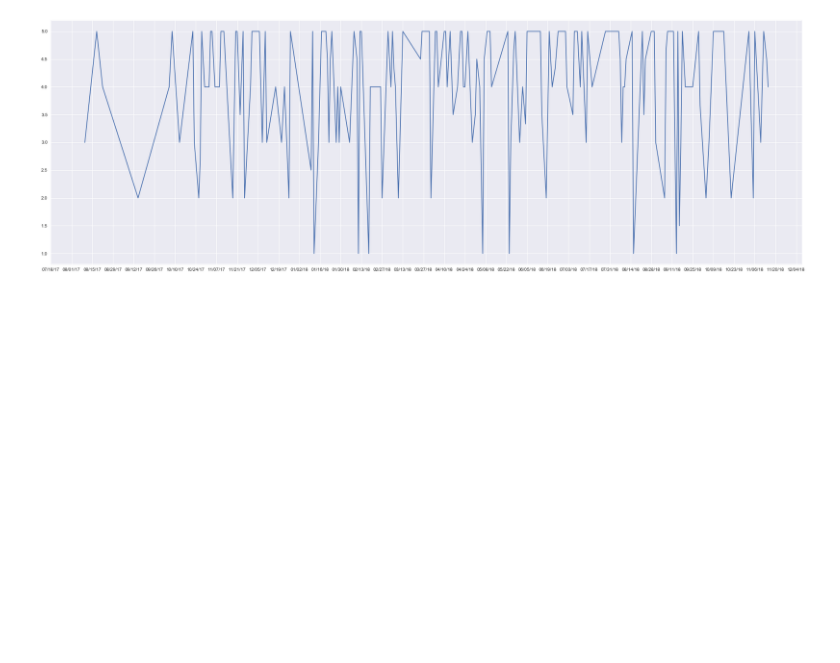
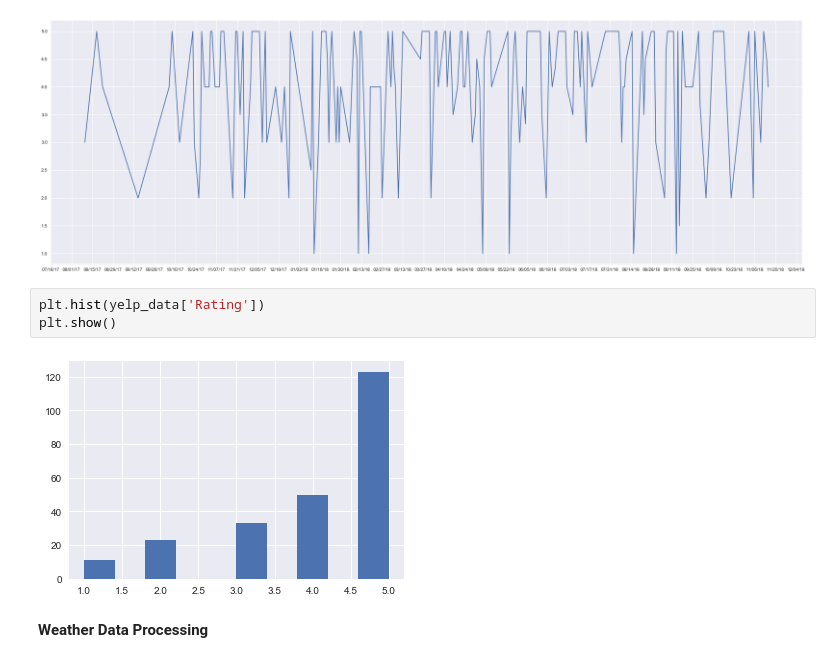
Before and after one commit to JunanQu/YELP-, a Jupyter notebook: 2950_final-2.ipynb, the cells around one changed output. Cells and saved outputs as stored; diff of their text form; blank space fills up the shorter version.

```diff
--- a/2950_final-2.ipynb
+++ b/2950_final-2.ipynb
@@ -153,3 +153,10 @@ plt.gca().xaxis.set_major_formatter(mdates.DateFormatter('%m/%d/%y'))
 plt.gca().xaxis.set_major_locator(mdates.WeekdayLocator( interval=2))
 # %% [output]
 [figure]
+# %%
+plt.hist(yelp_data['Rating'])
+plt.show()
+# %% [output]
+[figure, added]
+# %% [markdown]
+**Weather Data Processing**
```
Also changed, not shown: parts of 3 cells of this notebook, 1 other file.
